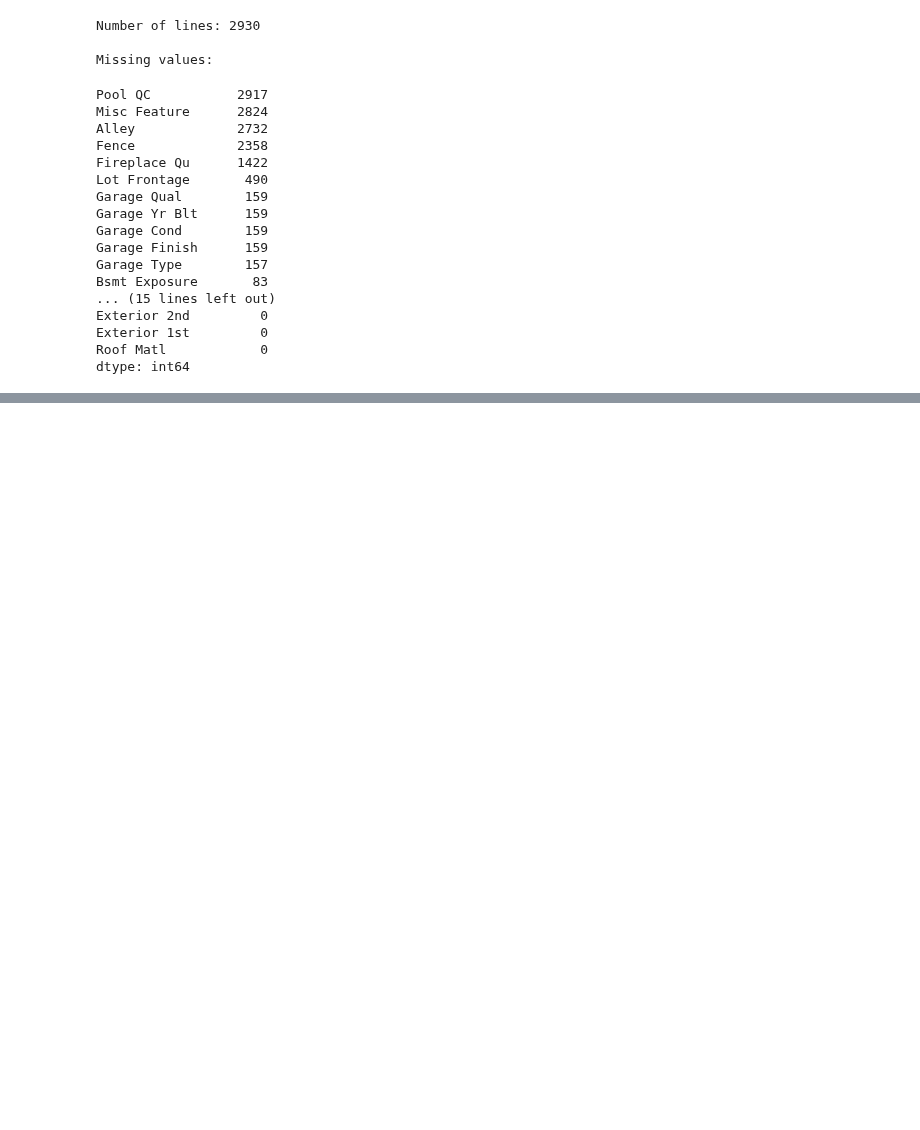
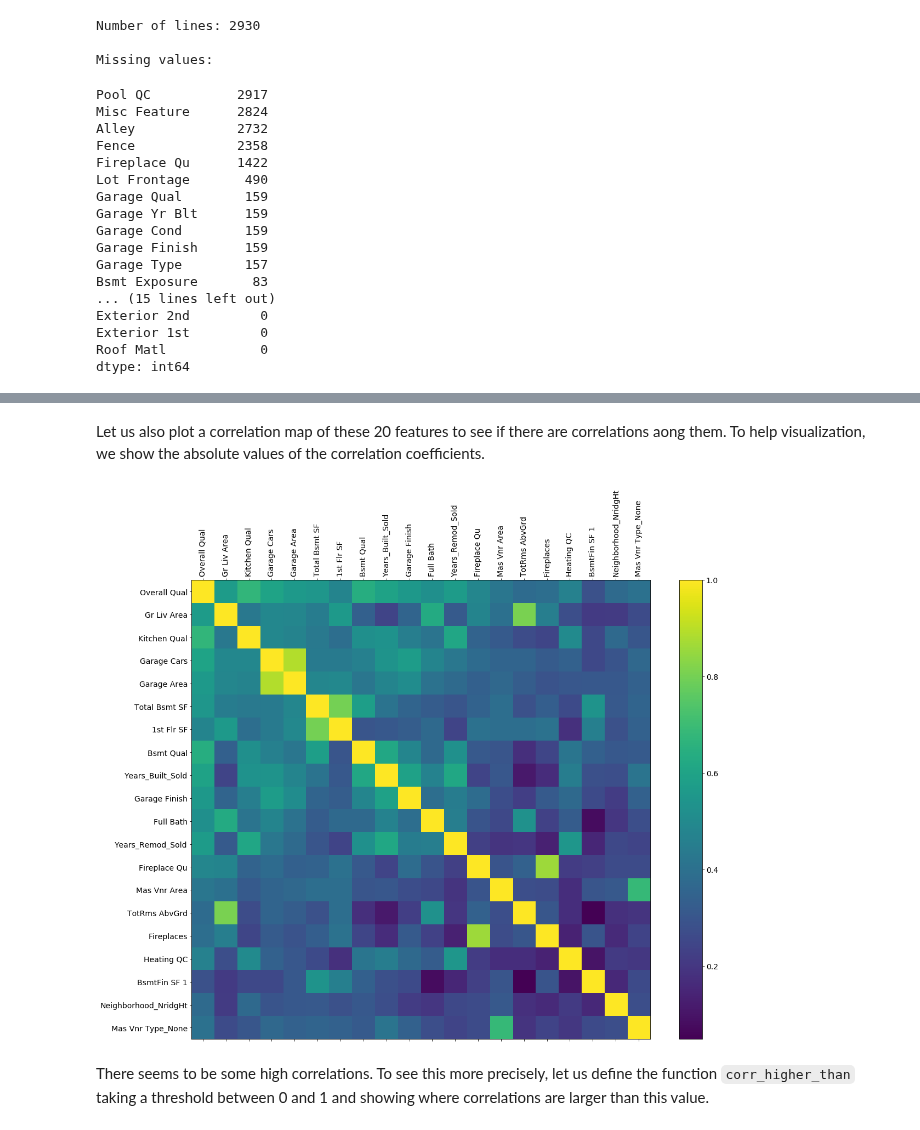
Before and after one commit to FlorentCLMichel/learning_data_science, a Jupyter notebook: Projects_Jupyter/Ames_Housing.ipynb, the cells around one changed output, grey strips where cells are left out. Drawn from its saved outputs; the diff is of its cells as text; code cells hidden in the pictures; blank space fills up the shorter version.

```diff
--- a/Projects_Jupyter/Ames_Housing.ipynb
+++ b/Projects_Jupyter/Ames_Housing.ipynb
@@ -137,0 +348,4 @@ Among them, 5 have more than half of their values missing.
+# %%
+leaky_cols = ['Mo Sold', 'Yr Sold', 'Sale Type', 'Sale Condition']
+
+df.drop(leaky_cols, axis=1, inplace=True)
@@ -137,0 +356,4 @@ Among them, 5 have more than half of their values missing.
+# %%
+useless_cols = ['PID', 'Electrical']
+
+df.drop(useless_cols, axis=1, inplace=True)
@@ -137,0 +364,16 @@ Among them, 5 have more than half of their values missing.
+# %%
+nominal_cols = ['MS SubClass', 'MS Zoning', 'Street', 'Alley', 'Land Contour', 'Lot Config',
+                'Condition 1', 'Condition 2', 'House Style', 'Roof Style', 'Roof Matl', 'Exterior 1st',
+                'Exterior 2nd', 'Mas Vnr Type', 'Heating', 'Central Air', 'Garage Type', 'Misc Feature',
+                'Neighborhood']
+
+df_dummies_list = []
+for col in nominal_cols:
+    df_dummies = pd.get_dummies(df[col])
+    df_dummies.columns = [col + '_' + str(name_col_dum) for name_col_dum in df_dummies.columns]
+    df_dummies_list.append(df_dummies)
+
+df = pd.concat([df] + df_dummies_list, axis=1, sort=False)
+
+for col in nominal_cols:
+    df.drop(col, axis=1, inplace=True)
@@ -137,0 +423,6 @@ Among them, 5 have more than half of their values missing.
+# %%
+# starting from 1 to exclude the column SalePrice
+np.abs(df.corr()['SalePrice']).sort_values(ascending=False)[1:21]
+twenty_highest_cor = np.abs(df.corr()['SalePrice']).sort_values(ascending=False)[1:21]
+print(twenty_highest_cor)
+best_features = list(twenty_highest_cor.index)
@@ -137,0 +447,18 @@ Among them, 5 have more than half of their values missing.
+# %% [markdown]
+Let us also plot a correlation map of these 20 features to see if there are correlations aong them.
+To help visualization, we show the absolute values of the correlation coefficients.
+# %%
+df_t = df[best_features]
+
+f = plt.figure(figsize=(19, 15))
+plt.matshow(np.abs(df_t.corr()), fignum=f.number)
+plt.xticks(range(df_t.shape[1]), df_t.columns, fontsize=14, rotation=90)
+plt.yticks(range(df_t.shape[1]), df_t.columns, fontsize=14)
+cb = plt.colorbar()
+cb.ax.tick_params(labelsize=14)
+plt.show()
+# %% [output]
+[figure, added]
+# %% [markdown]
+There seems to be some high correlations.
+To see this more precisely, let us define the function `corr_higher_than` taking a threshold between 0 and 1 and showing where correlations are larger than this value.
```
Also changed, not shown: parts of 57 cells of this notebook.
